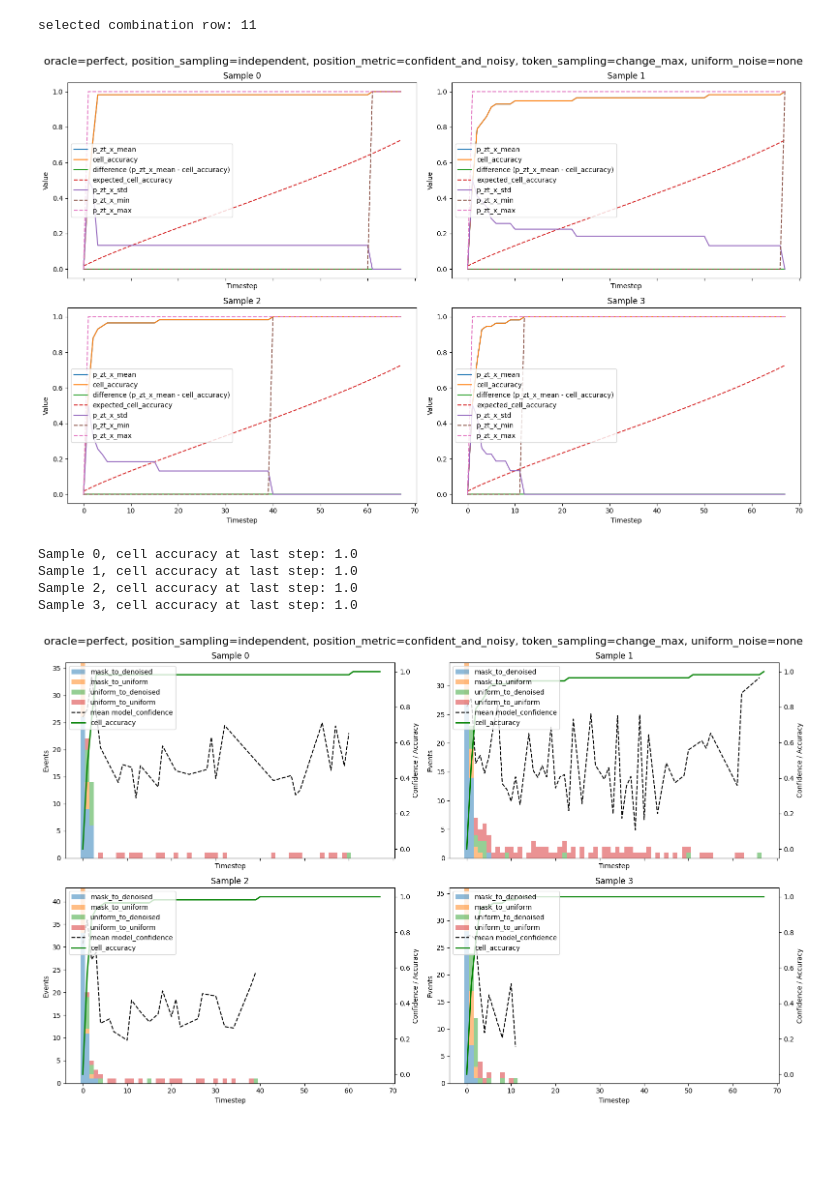
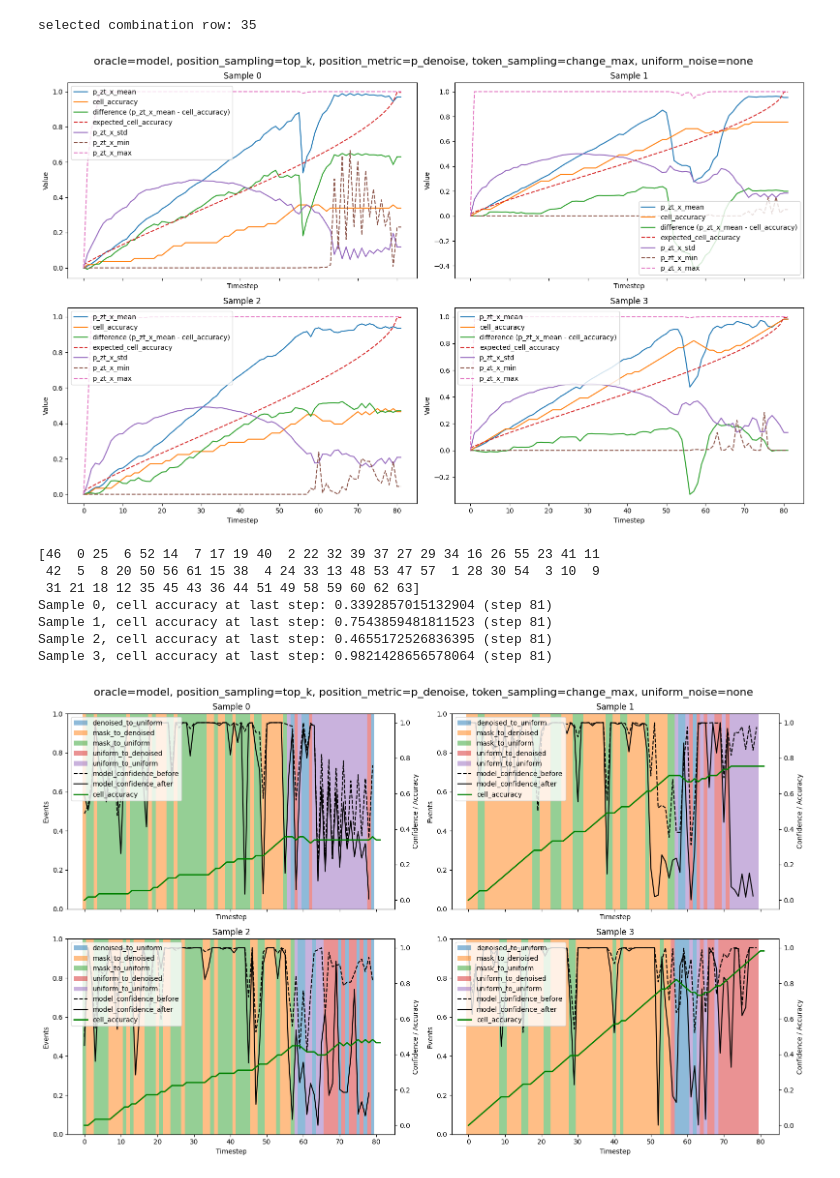
Before and after one commit to Paescal/gidd, a Jupyter notebook: gidd/eval/generation_info_analysis.ipynb, the cells around one changed output. Cells and saved outputs as stored; diff of their text form; code cells hidden in the pictures; blank space fills up the shorter version.

Commit message:
added tracking of model confidence after updating the token

```diff
--- a/gidd/eval/generation_info_analysis.ipynb
+++ b/gidd/eval/generation_info_analysis.ipynb
@@ -47,18 +48,18 @@ print(meta_dict[combination_row_ids[0]])
 # %%
 # Select combination to analyze
 
-oracle = 'perfect'
-# oracle = 'model'
+# oracle = 'perfect'
+oracle = 'model'
 # oracle = 'recurrence'
 # oracle = 'model_and_recurrence'
 # oracle = 'model_EMA'
 
-position_sampling = 'independent'
-# position_sampling = 'top_k'
+# position_sampling = 'independent'
+position_sampling = 'top_k'
 
-# position_metric = 'p_denoise'
+position_metric = 'p_denoise'
 # position_metric = 'confident_and_p_denoise'
-position_metric = 'confident_and_noisy'
+# position_metric = 'confident_and_noisy'
 
 # token_sampling = 'categorical'
 token_sampling = 'change_max'
@@ -71,7 +72,7 @@ uniform_noise = 'none'
 combination_row = combinations_df.loc[(combinations_df['p_denoise_oracle'] == oracle) & (combinations_df['p_denoise_position_sampling'] == position_sampling) & (combinations_df['p_denoise_position_metric'] == position_metric) & (combinations_df['p_denoise_token_sampling'] == token_sampling) & (combinations_df['p_denoise_uniform_noise'] == uniform_noise)]['combination_row'].item()
 print(f"selected combination row: {combination_row}")
 # %% [output]
-selected combination row: 11
+selected combination row: 35
 # %%
 # Plot total accuracy
 skip = True
@@ -102,6 +103,7 @@ difference = p_zt_x_mean - cell_accuracy
 
 fig, axs = plt.subplots(2, 2, figsize=(16, 10), sharex=True)
 sample_indices = [0, 1, 2, 3]
+# sample_indices = [49,57,59,60]
 for ax, idx in zip(axs.flatten(), sample_indices):
     ax.plot(p_zt_x_mean[idx], label='p_zt_x_mean')
     ax.plot(cell_accuracy[idx], label='cell_accuracy')
@@ -119,15 +121,18 @@ plt.tight_layout()
 
 plt.savefig(dir_path_dict[combination_row] + '/marginals.png')
 # %% [output]
-[figure, old version]
+[figure, new version]
 # %%
-# Plot change events
+# Plot change events #TODO: add mean confidence to plot
 change_events_table = change_events_table_dict[combination_row]
 marginals = marginals_dict[combination_row]
 cell_accuracy = marginals['cell_accuracy'].cpu().numpy()
+indices = cell_accuracy[:, -1].argsort()  # Indices that would sort the array
+print(indices)
 
 fig, axs = plt.subplots(2, 2, figsize=(16, 10), sharex=True)
 sample_indices = [0, 1, 2, 3]
+# sample_indices = [49,57,59,60]
 for ax, idx in zip(axs.flatten(), sample_indices):
     # Filter change events for the current sample
     sample_events = change_events_table[change_events_table['sample'] == idx]
@@ -142,39 +147,44 @@ for ax, idx in zip(axs.flatten(), sample_indices):
         ax.bar(event_counts.index, event_counts[event_type], bottom=bottom,
                alpha=0.5, width=1, label=event_type)
         if bottom is None:
             bottom = event_counts[event_type]
         else:
             bottom += event_counts[event_type]
 
     # Create a secondary y-axis for confidence and accuracy
     ax2 = ax.twinx()
 
-    # Plot mean model_confidence per step
-    mean_conf = sample_events.groupby('step')['model_confidence'].mean()
-    ax2.plot(mean_conf.index, mean_conf.values, color='black', label='mean model_confidence', linestyle='--')
+    # Plot model_confidence before and after update per step
+    mean_conf_before = sample_events.groupby('step')['model_confidence'].mean()
+    ax2.plot(mean_conf_before.index, mean_conf_before.values, color='black', label='model_confidence_before', linestyle='--')
+    mean_conf_after = sample_events.groupby('step')['model_confidence_after'].mean()
+    ax2.plot(mean_conf_after.index, mean_conf_after.values, color='black', label='model_confidence_after')
 
     # Plot cell_accuracy for this sample - now using actual timestep indices
     timesteps = range(len(cell_accuracy[idx]))
     ax2.plot(timesteps, cell_accuracy[idx], color='green', label='cell_accuracy', linewidth=2)
-    print(f"Sample {idx}, cell accuracy at last step: {cell_accuracy[idx, -1]}")
+    print(f"Sample {idx}, cell accuracy at last step: {cell_accuracy[idx, -1]} (step {len(cell_accuracy[idx]) - 1})")
 
     ax.set_title(f'Sample {idx}')
     ax.set_xlabel('Timestep')
     ax.set_ylabel('Events')
     ax2.set_ylabel('Confidence / Accuracy')
 
     # Combine legends from both axes
     handles1, labels1 = ax.get_legend_handles_labels()
     handles2, labels2 = ax2.get_legend_handles_labels()
     ax2.legend(handles1 + handles2, labels1 + labels2, loc='upper left')
 
 plt.suptitle(', '.join([f'{key}={value}' for key, value in denoise_config_dict[combination_row].items()]), fontsize=16)
 plt.tight_layout()
 
 plt.savefig(dir_path_dict[combination_row] + '/change_events.png')
 # %% [output]
-Sample 0, cell accuracy at last step: 1.0
-Sample 1, cell accuracy at last step: 1.0
-Sample 2, cell accuracy at last step: 1.0
-Sample 3, cell accuracy at last step: 1.0
+[46  0 25  6 52 14  7 17 19 40  2 22 32 39 37 27 29 34 16 26 55 23 41 11
+ 42  5  8 20 50 56 61 15 38  4 24 33 13 48 53 47 57  1 28 30 54  3 10  9
+ 31 21 18 12 35 45 43 36 44 51 49 58 59 60 62 63]
+Sample 0, cell accuracy at last step: 0.3392857015132904 (step 81)
+Sample 1, cell accuracy at last step: 0.7543859481811523 (step 81)
+Sample 2, cell accuracy at last step: 0.4655172526836395 (step 81)
+Sample 3, cell accuracy at last step: 0.9821428656578064 (step 81)
-[figure, old version]
+[figure, new version]
```
Also changed, not shown: parts of 6 cells of this notebook, 3 other files.
